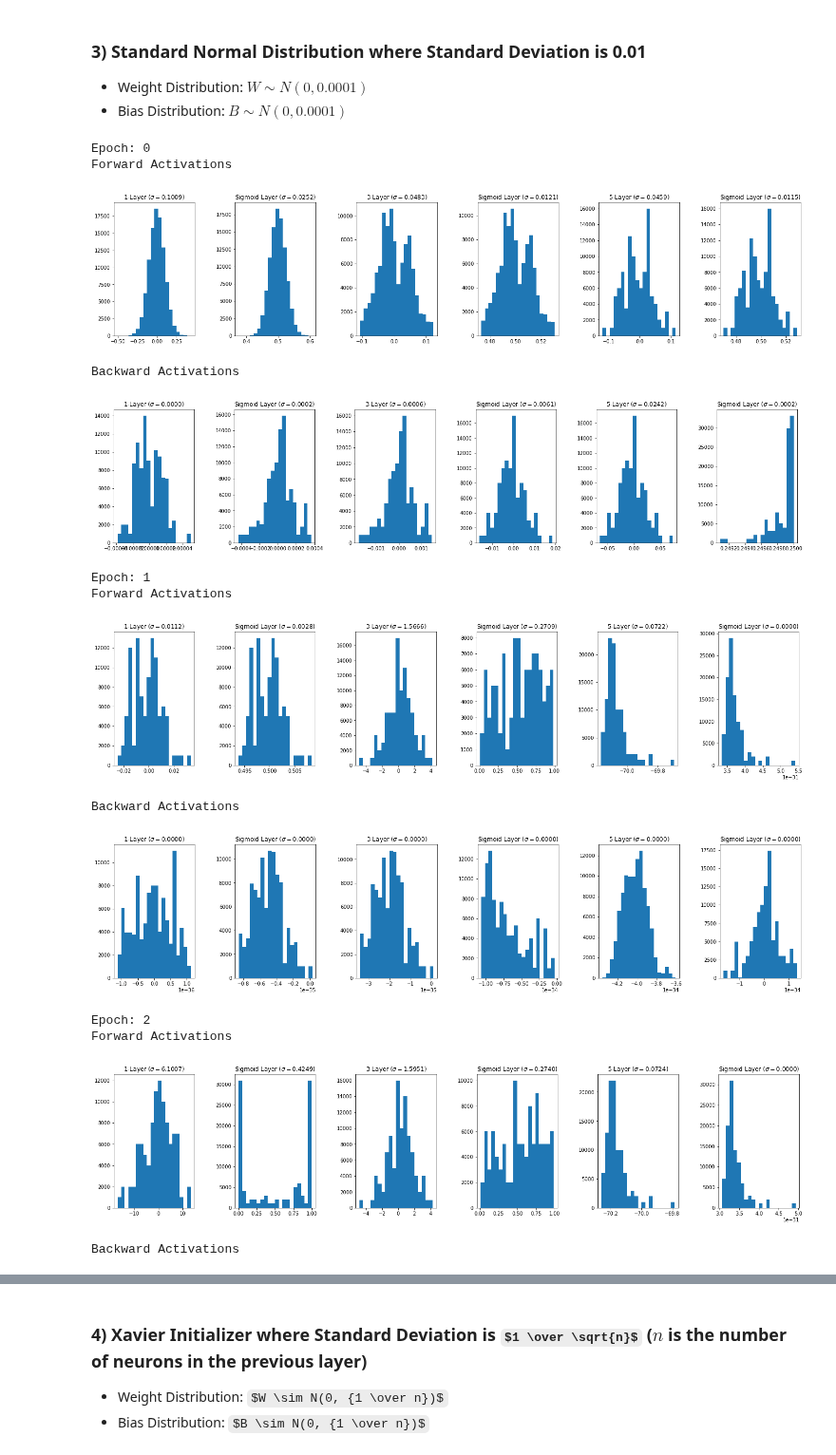
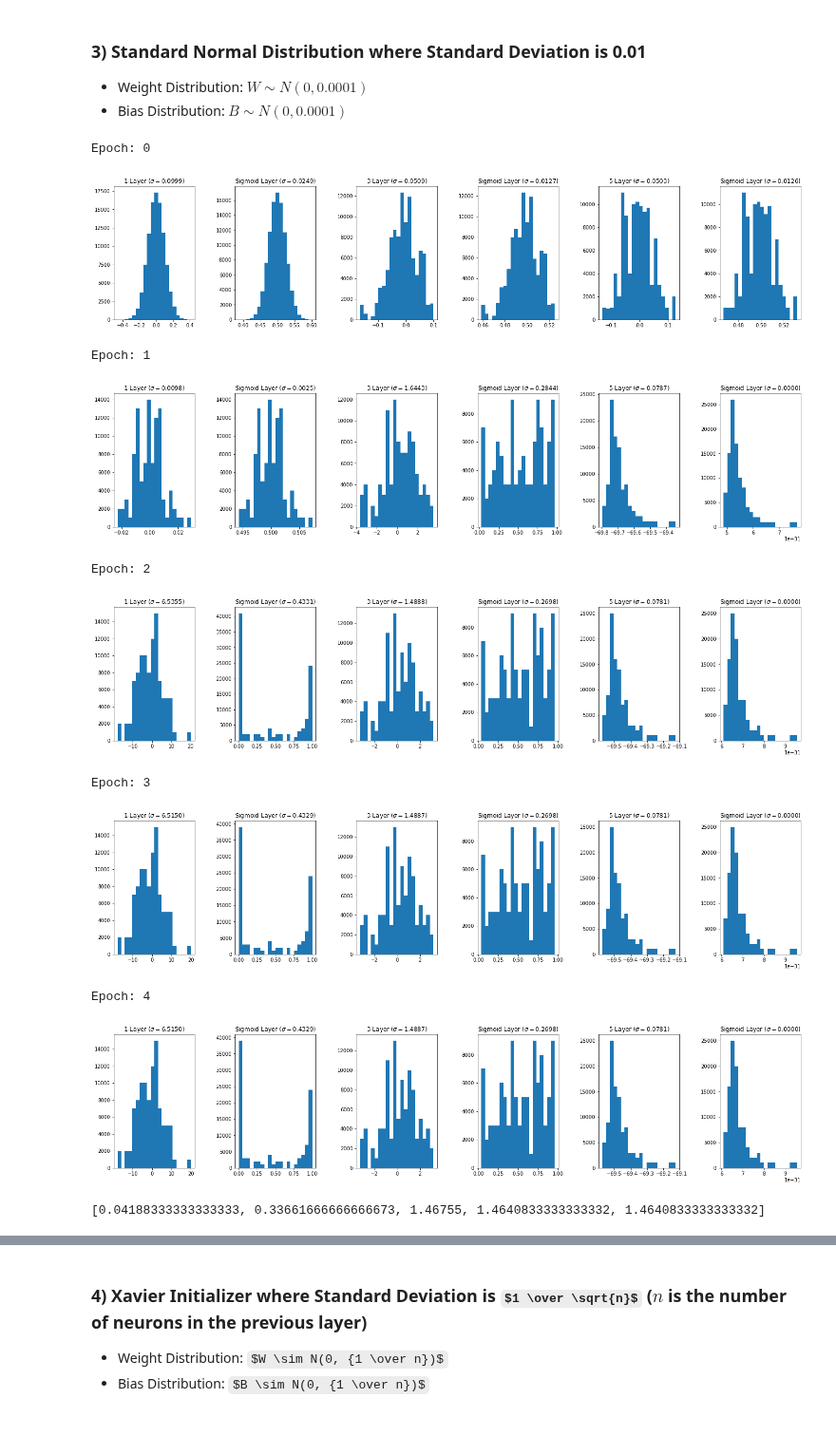
Before and after one commit to linklab/aiclass, a Jupyter notebook: 0.Professor/5.Initializers/initializer_comparison_sigmoid.ipynb, the cells around one changed output, grey strips where cells are left out. Shown at 95% size. Drawn from its saved outputs; the diff is of its cells as text; code cells hidden in the pictures; some formulas as TeX source; blank space fills up the shorter version.

```diff
--- a/0.Professor/5.Initializers/initializer_comparison_sigmoid.ipynb
+++ b/0.Professor/5.Initializers/initializer_comparison_sigmoid.ipynb
@@ -89,7 +89,6 @@ def activation_value_histogram(layers, num_epoch):
                 layers[i].b = layers[i].b - 0.01 * layers[i].db
 
         # Histograms of Forward Activation Values
-        print("Forward Activations")
         forward_std_sum = 0.0
         f, axarr = plt.subplots(1, num_layers, figsize=(25, 5))
         for i, a in activations.items():
@@ -104,24 +103,7 @@ def activation_value_histogram(layers, num_epoch):
         avg_forward_std.append(forward_std_sum / num_layers)
         f.subplots_adjust(wspace=0.5)
         plt.show()
-
-        # Histograms of Backward Activation Values
-        print("Backward Activations")
-        backward_std_sum = 0.0
-        f, axarr = plt.subplots(1, num_layers, figsize=(25, 5))
-        for i, b in backward_activations.items():
-            values2 = b.flatten()
-            std = "{:5.4f}".format(np.std(values2))
-            backward_std_sum += float(std)
-            axarr[i].hist(values2, 20)
-            if i % 2 == 0:
-                axarr[i].set_title(str(i+1) + "-Layer ($\sigma=$" + std + ")")
-            else:
-                axarr[i].set_title("Sigmoid Layer ($\sigma=$" + std + ")")
-        avg_backward_std.append(backward_std_sum / num_layers)
-        f.subplots_adjust(wspace=0.5)
-        plt.show()
-    return avg_forward_std, avg_backward_std
+    return avg_forward_std
 # %% [markdown]
 ## 1. Weight and Bias Variation with Sigmoid Activation
 # %%
@@ -148,10 +130,8 @@ for i in range(num_layers):
     else:
         layers[i] = Sigmoid()
 
-avg_forward_std, avg_backward_std = activation_value_histogram(layers, num_epochs)
+avg_forward_std = activation_value_histogram(layers, num_epochs)
 avg_forward_std_dic['Zero'] = avg_forward_std
-avg_backward_std_dic['Zero'] = avg_backward_std
 print(avg_forward_std)
-print(avg_backward_std)
 # %% [output]
 Epoch: 0
@@ -189,10 +164,8 @@ for i in range(num_layers):
     else:
         layers[i] = Sigmoid()
 
-avg_forward_std, avg_backward_std = activation_value_histogram(layers, num_epochs)
+avg_forward_std = activation_value_histogram(layers, num_epochs)
 avg_forward_std_dic['N(0.0, 1.0)'] = avg_forward_std
-avg_backward_std_dic['N(0.0, 1.0)'] = avg_backward_std
 print(avg_forward_std)
-print(avg_backward_std)
 # %% [output]
 Epoch: 0
@@ -218,35 +186,30 @@ Backward Activations
 # %%
 node_num = 100 #각 은닉층의 노드 수
 num_layers = 6 # 3개의 은닉층 + 3개의 활성화층
 num_epochs = 5
 
 layers = OrderedDict()
 
 for i in range(num_layers):
     if i % 2 == 0:
         w = np.random.randn(node_num, node_num) * 0.01
         b = np.random.randn(node_num) * 0.01
         layers[i] = Affine(w, b)
     else:
         layers[i] = Sigmoid()
 
-avg_forward_std, avg_backward_std = activation_value_histogram(layers, num_epochs)
+avg_forward_std = activation_value_histogram(layers, num_epochs)
 avg_forward_std_dic['N(0.0, 0.0001)'] = avg_forward_std
-avg_backward_std_dic['N(0.0, 0.0001)'] = avg_backward_std
 print(avg_forward_std)
-print(avg_backward_std)
 # %% [output]
 Epoch: 0
-Forward Activations
-[figure, old version]
+[figure, new version]
-Backward Activations
+Epoch: 1
-[figure, old version]
+[figure, new version]
-Epoch: 1
-Forward Activations
+Epoch: 2
-[figure, old version]
+[figure, new version]
-Backward Activations
+Epoch: 3
-[figure, old version]
+[figure, new version]
-Epoch: 2
-Forward Activations
+Epoch: 4
-[figure, old version]
+[figure, new version]
-Backward Activations
+[0.04188333333333333, 0.33661666666666673, 1.46755, 1.4640833333333332, 1.4640833333333332]
```
Also changed, not shown: parts of 8 cells of this notebook.
